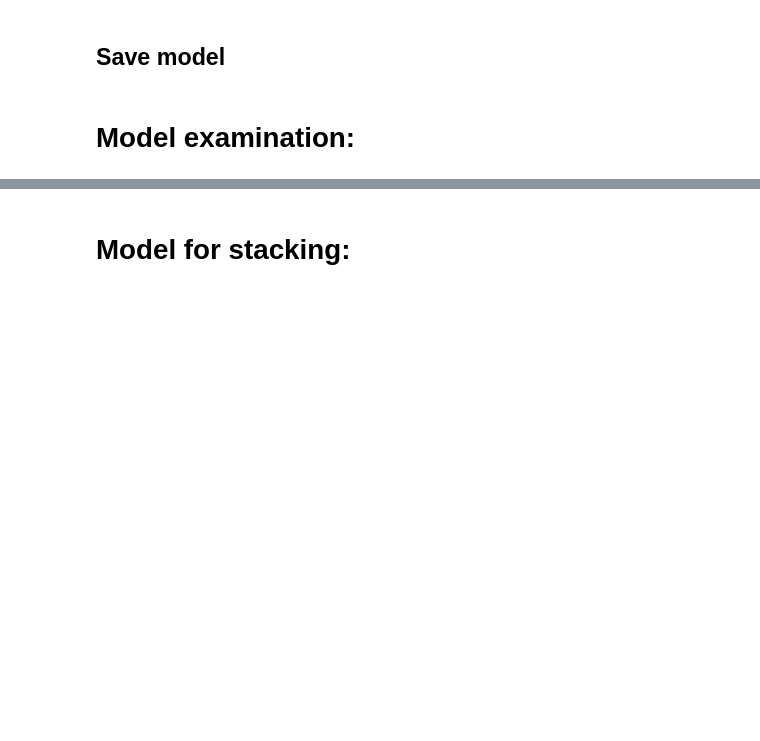
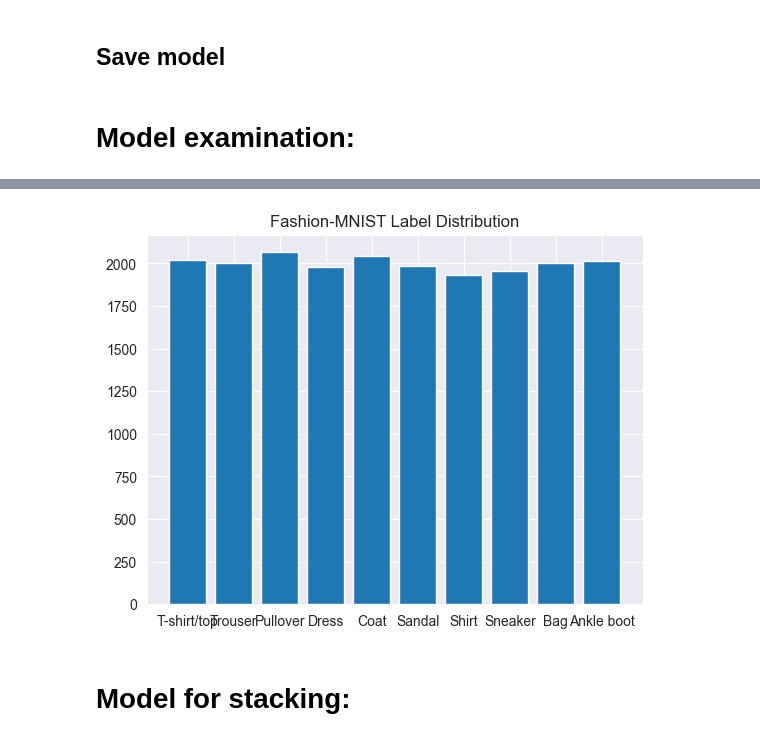
Before and after one commit to mikkelx/api-with-ml-models, a Jupyter notebook: CNN_fashion.ipynb, the cells around one changed output, grey strips where cells are left out. Cells and saved outputs as stored; diff of their text form; code cells hidden in the pictures; blank space fills up the shorter version.

```diff
--- a/CNN_fashion.ipynb
+++ b/CNN_fashion.ipynb
@@ -196,3 +268,12 @@ keras.models.save_model(cnn_model , 'cnn_model_' + str(model_num) + '.h5')
+# %%
+train_labels = np.split(train_labels, 3)
+label_count = np.unique(train_labels[2], return_counts=True)
+labels = ['T-shirt/top', 'Trouser', 'Pullover', 'Dress', 'Coat', 'Sandal', 'Shirt', 'Sneaker', 'Bag', 'Ankle boot']
+plt.bar(labels, label_count[1])
+plt.title('Fashion-MNIST Label Distribution')
+plt.show()
+# %% [output]
+[figure, added]
 # %% [markdown]
 # Model for stacking:
 # %% [markdown]
```
Also changed, not shown: parts of 13 cells of this notebook.
